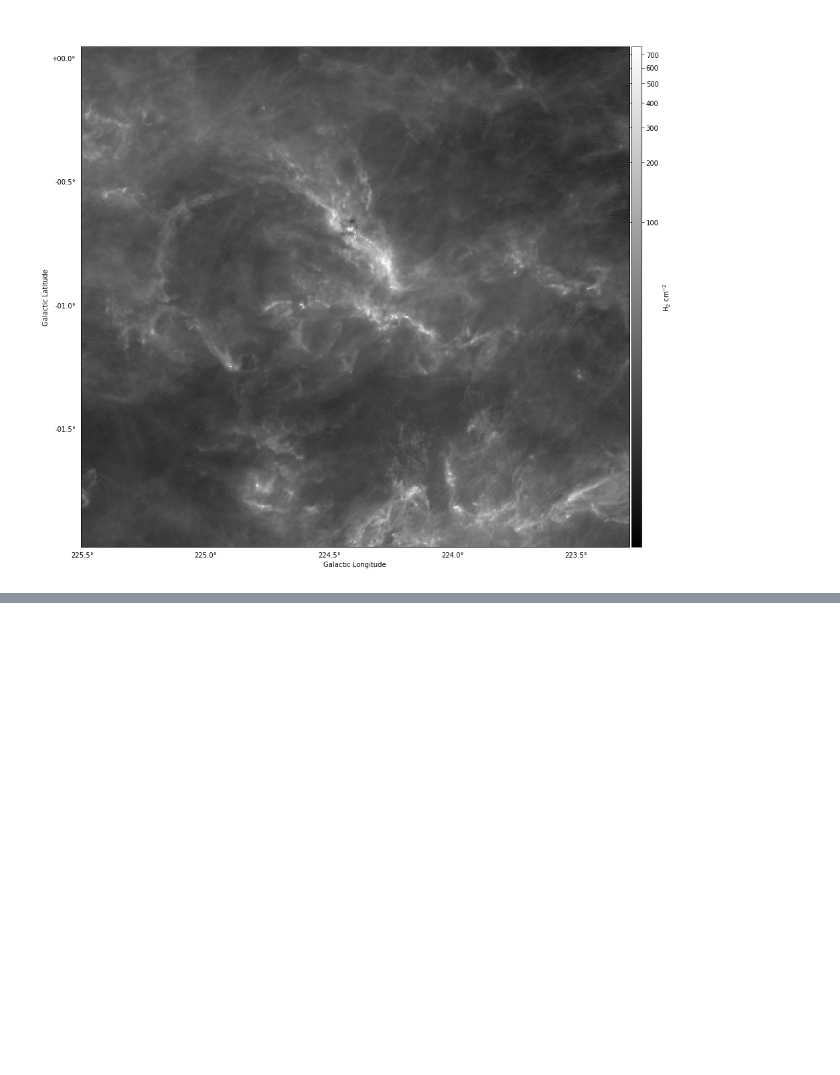
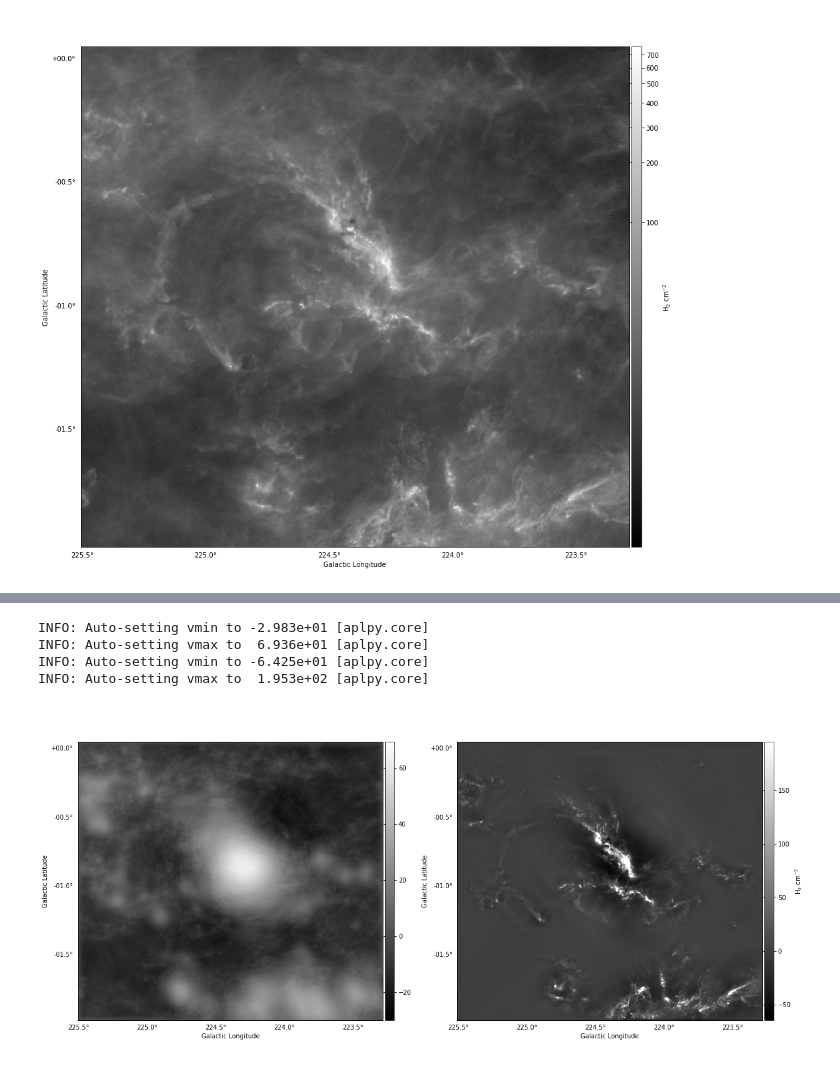
Before and after one commit to hoangducthuong/notebooks, a Jupyter notebook: CMa_R1.ipynb, the cells around one changed output, grey strips where cells are left out. Saved outputs shown, nothing was run; the diff lists cells and outputs as text; code cells hidden in the pictures; blank space fills up the shorter version.

```diff
--- a/CMa_R1.ipynb
+++ b/CMa_R1.ipynb
@@ -8,7 +8,7 @@ from astropy.io import fits
 Populating the interactive namespace from numpy and matplotlib
 # %%
 fig_all = plt.figure(1, figsize=(15,15))
-figfile = '/Users/robitaij/postdoc/Herschel/Ken_Marsh/CMa_R1_cut_nan.fits'
+figfile = '/user/workdir/robitaij/fil2star/Herschel/Ken_Marsh/CMa_R1_cut_nan.fits'
 fig = aplpy.FITSFigure(figfile,figure=fig_all, convention='calabretta')
 fig.show_colorscale(cmap='gray',stretch='log',vmid=-1.5,vmin=0.91,vmax=766)
 fig.tick_labels.set_xformat('dd.d')
@@ -110,0 +121,41 @@ showbok(f)
+# %%
+Bwav_k = np.load('/user/workdir/robitaij/fil2star/Herschel/Ken_Marsh/analysis/CMa_R1_Bwav_k.npy')
+BS1a = np.load('/user/workdir/robitaij/fil2star/Herschel/Ken_Marsh/analysis/CMa_R1_BS1a.npy')
+wt = np.load('/user/workdir/robitaij/fil2star/Herschel/Ken_Marsh/analysis/CMa_R1_wt.npy')
+S11a = np.load('/user/workdir/robitaij/fil2star/Herschel/Ken_Marsh/analysis/CMa_R1_S11a.npy')
+wav_k = np.load('/user/workdir/robitaij/fil2star/Herschel/Ken_Marsh/analysis/CMa_R1_wav_k.npy')
+S1a = np.load('/user/workdir/robitaij/fil2star/Herschel/Ken_Marsh/analysis/CMa_R1_S1a.npy')
+q = np.load('/user/workdir/robitaij/fil2star/Herschel/Ken_Marsh/analysis/CMa_R1_q.npy')
+# %%
+M = wav_k.shape[0]
+
+coherent = np.sum(wt[M:2*M,:,:],axis=0)
+Gaussian = np.sum(wt[2*M:3*M,:,:],axis=0)
+
+fits.writeto('/user/workdir/robitaij/fil2star/Herschel/Ken_Marsh/analysis/CMa_R1_cohe.fits',\
+            coherent.real,header,overwrite=True)
+fits.writeto('/user/workdir/robitaij/fil2star/Herschel/Ken_Marsh/analysis/CMa_R1_gaussian.fits',\
+            Gaussian.real,header,overwrite=True)
+
+fig_all = plt.figure(1, figsize=(20,10))
+
+figfile = '/user/workdir/robitaij/fil2star/Herschel/Ken_Marsh/analysis/CMa_R1_gaussian.fits'
+fig = aplpy.FITSFigure(figfile, figure=fig_all, convention='calabretta',subplot=(1, 2, 1))
+fig.show_colorscale(cmap='gray')
+fig.tick_labels.set_xformat('dd.d')
+fig.tick_labels.set_yformat('dd.d')
+fig.add_colorbar()
+
+figfile = '/user/workdir/robitaij/fil2star/Herschel/Ken_Marsh/analysis/CMa_R1_cohe.fits'
+fig = aplpy.FITSFigure(figfile, figure=fig_all, convention='calabretta',subplot=(1, 2, 2))
+fig.show_colorscale(cmap='gray')
+fig.tick_labels.set_xformat('dd.d')
+fig.tick_labels.set_yformat('dd.d')
+fig.add_colorbar()
+fig.colorbar.set_axis_label_text(r'H$_2$ cm$^{-2}$')
+# %% [output]
+INFO: Auto-setting vmin to -2.983e+01 [aplpy.core]
+INFO: Auto-setting vmax to  6.936e+01 [aplpy.core]
+INFO: Auto-setting vmin to -6.425e+01 [aplpy.core]
+INFO: Auto-setting vmax to  1.953e+02 [aplpy.core]
+[figure, added]
```
Also changed, not shown: parts of 7 cells of this notebook, 3 other files.
